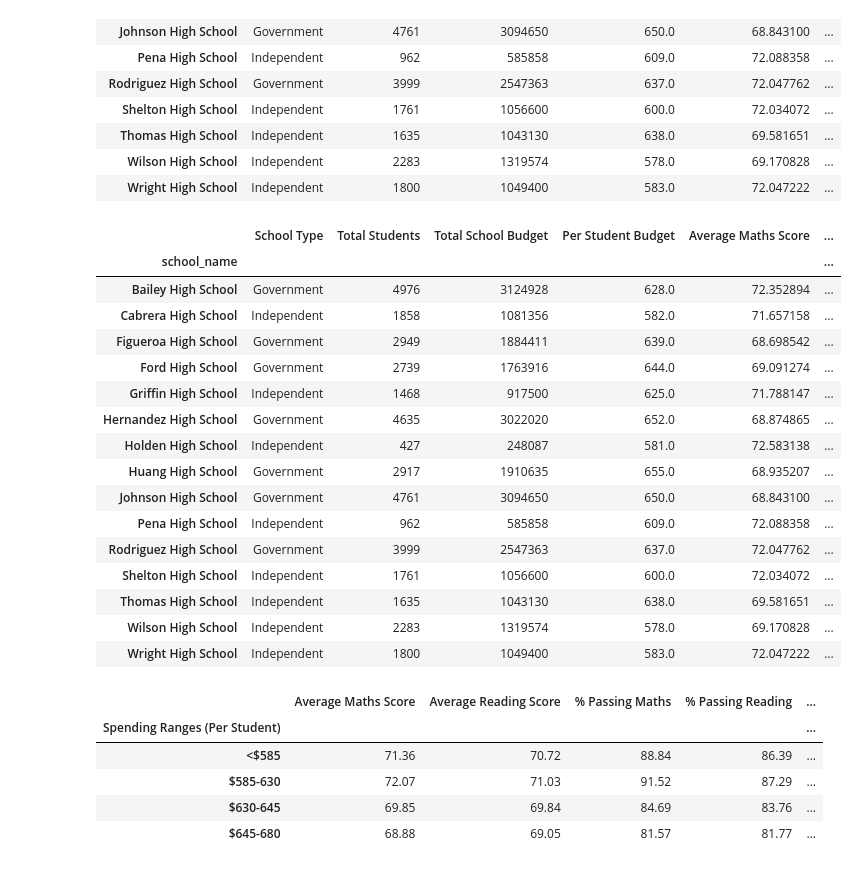
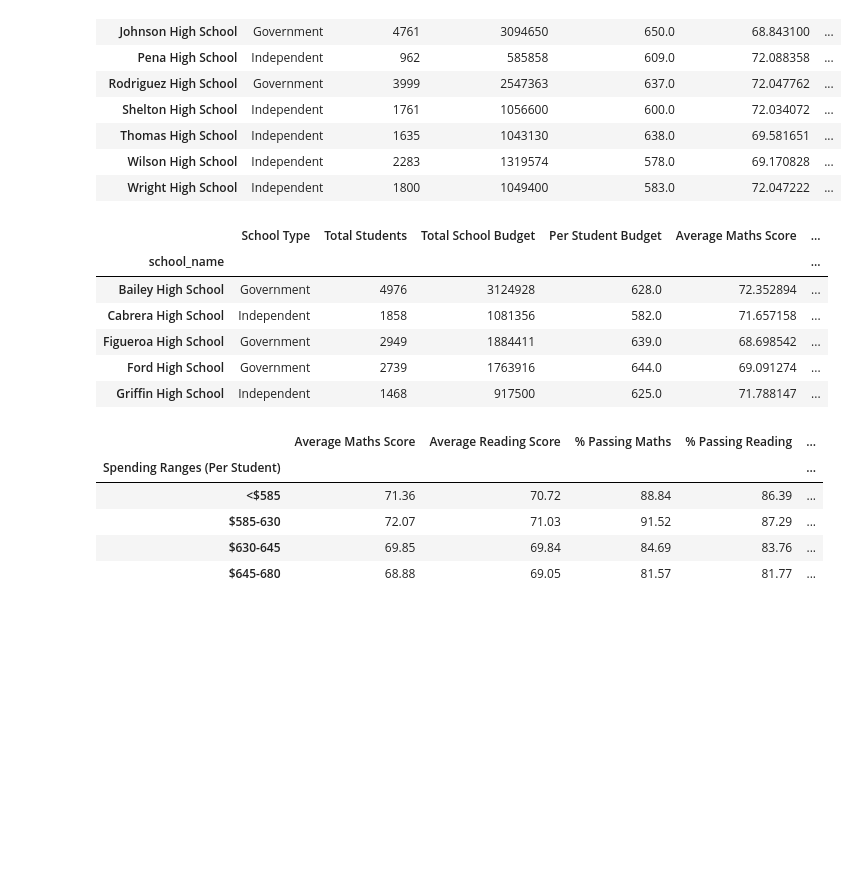
Before and after one commit to bec-n/pandas_challenge, a Jupyter notebook: PyCitySchools/Scores by School Spending, Size and Type.ipynb, the cells around one changed output. Saved outputs shown, nothing was run; the diff lists cells and outputs as text; code cells hidden in the pictures; blank space fills up the shorter version.

```diff
--- a/PyCitySchools/Scores by School Spending, Size and Type.ipynb
+++ b/PyCitySchools/Scores by School Spending, Size and Type.ipynb
@@ -260,28 +260,18 @@ per_school_summary_df
 # %%
 # Scores by school spending: bins
 spending_bins = [0, 585, 630, 645, 680]
 labels_spend = ["<$585", "$585-630", "$630-645", "$645-680"]
 
 per_school_summary_df["Spending Ranges (Per Student)"] = pd.cut(per_school_summary_df["Per Student Budget"], spending_bins, labels=labels_spend, include_lowest=True)
-per_school_summary_df
+per_school_summary_df.head()
 # %% [output]
 |  | School Type | Total Students | Total School Budget | Per Student Budget | Average Maths Score | ... |
 | school_name |  |  |  |  |  | ... |
 | Bailey High School | Government | 4976 | 3124928 | 628.0 | 72.352894 | ... |
 | Cabrera High School | Independent | 1858 | 1081356 | 582.0 | 71.657158 | ... |
 | Figueroa High School | Government | 2949 | 1884411 | 639.0 | 68.698542 | ... |
 | Ford High School | Government | 2739 | 1763916 | 644.0 | 69.091274 | ... |
 | Griffin High School | Independent | 1468 | 917500 | 625.0 | 71.788147 | ... |
-| Hernandez High School | Government | 4635 | 3022020 | 652.0 | 68.874865 | ... |
-| Holden High School | Independent | 427 | 248087 | 581.0 | 72.583138 | ... |
-| Huang High School | Government | 2917 | 1910635 | 655.0 | 68.935207 | ... |
-| Johnson High School | Government | 4761 | 3094650 | 650.0 | 68.843100 | ... |
-| Pena High School | Independent | 962 | 585858 | 609.0 | 72.088358 | ... |
-| Rodriguez High School | Government | 3999 | 2547363 | 637.0 | 72.047762 | ... |
-| Shelton High School | Independent | 1761 | 1056600 | 600.0 | 72.034072 | ... |
-| Thomas High School | Independent | 1635 | 1043130 | 638.0 | 69.581651 | ... |
-| Wilson High School | Independent | 2283 | 1319574 | 578.0 | 69.170828 | ... |
-| Wright High School | Independent | 1800 | 1049400 | 583.0 | 72.047222 | ... |
 # %%
 # Scores by school spending: Use code provided to calclate the following
 spending_maths_scores = per_school_summary_df.groupby(["Spending Ranges (Per Student)"]).mean()["Average Maths Score"]
```
Also changed, not shown: parts of 5 cells of this notebook, 1 other file.
